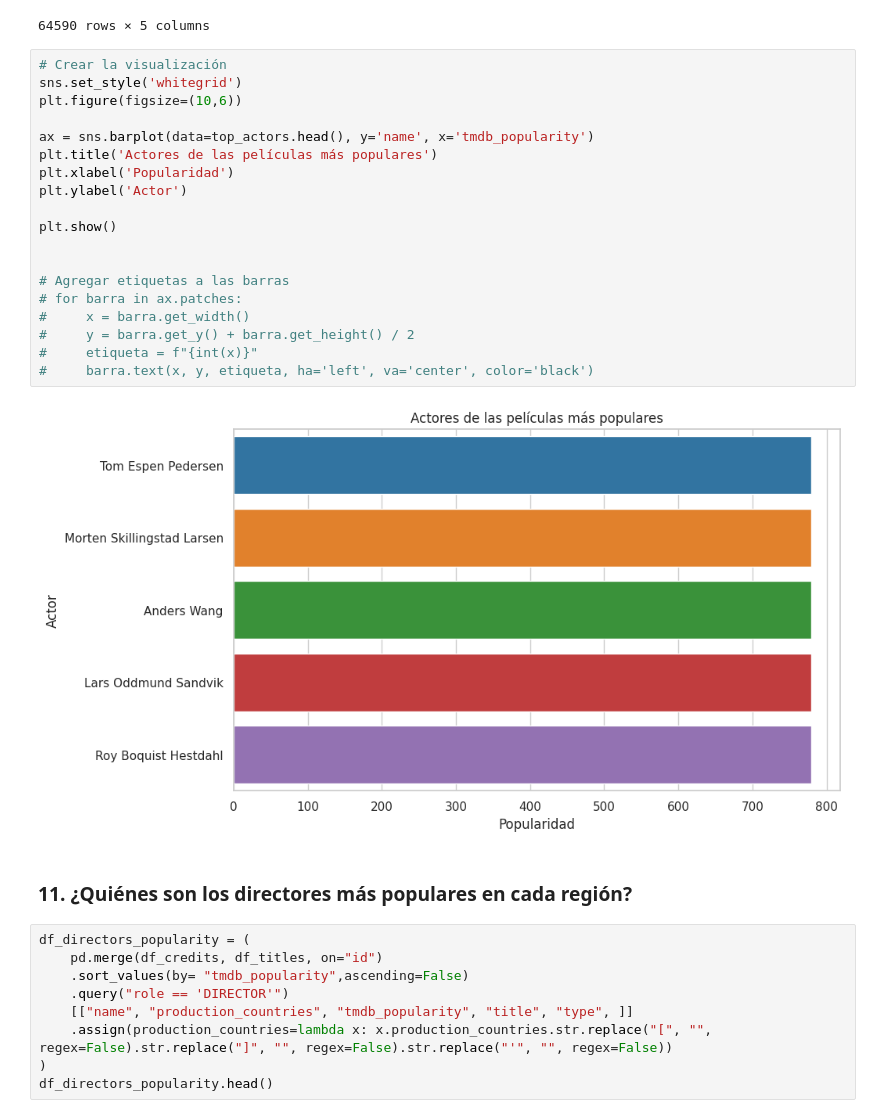
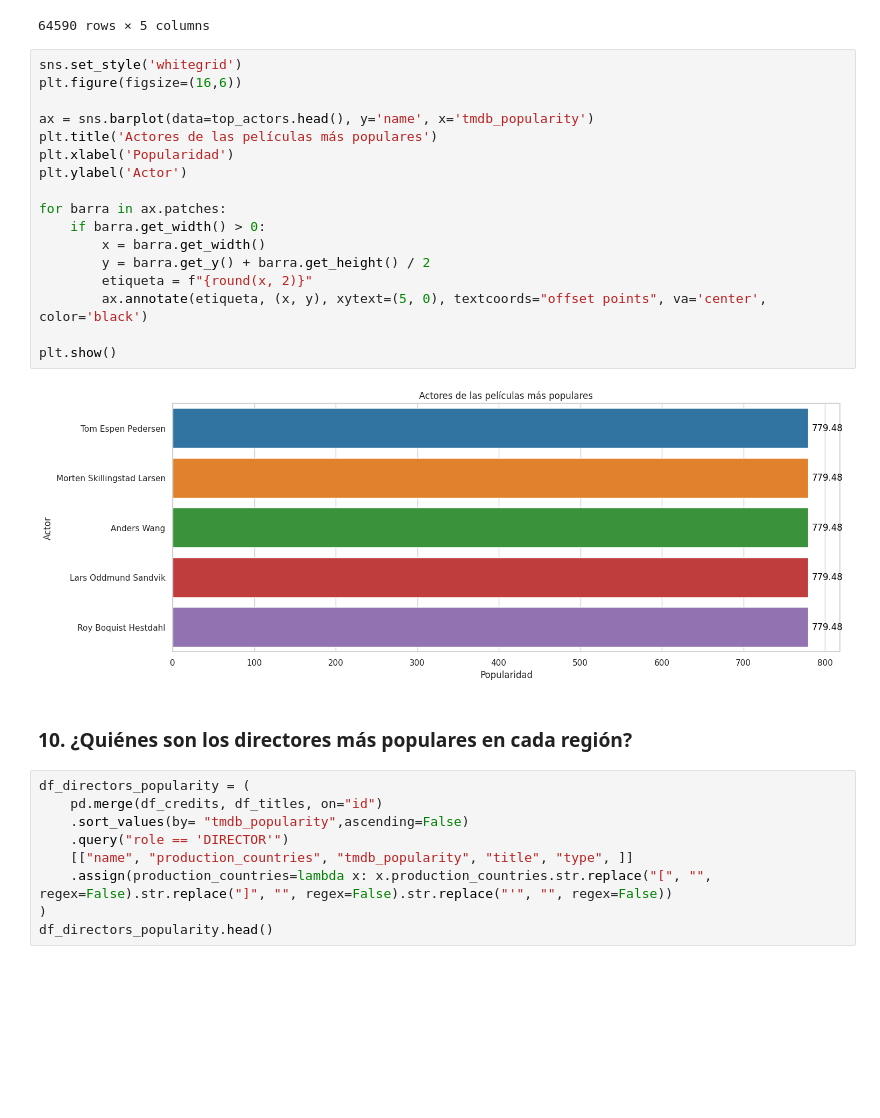
Before and after one commit to Naren-7/Netflix, a Jupyter notebook: EDA_Netflix.ipynb, the cells around one changed output. Saved outputs shown, nothing was run; the diff lists cells and outputs as text; blank space fills up the shorter version.

```diff
--- a/EDA_Netflix.ipynb
+++ b/EDA_Netflix.ipynb
@@ -774,28 +819,26 @@ top_actors
 | 58277 | The Blue Whale | MOVIE | Gamal Fouad | ACTOR | 0.000 |
 64590 rows × 5 columns
 # %%
-# Crear la visualización
 sns.set_style('whitegrid')
-plt.figure(figsize=(10,6))
+plt.figure(figsize=(16,6))
 
 ax = sns.barplot(data=top_actors.head(), y='name', x='tmdb_popularity')
 plt.title('Actores de las películas más populares')
 plt.xlabel('Popularidad')
 plt.ylabel('Actor')
 
+for barra in ax.patches:
+    if barra.get_width() > 0:
+        x = barra.get_width()
+        y = barra.get_y() + barra.get_height() / 2
+        etiqueta = f"{round(x, 2)}"
+        ax.annotate(etiqueta, (x, y), xytext=(5, 0), textcoords="offset points", va='center', color='black')
+
 plt.show()
-
-
-# Agregar etiquetas a las barras
-# for barra in ax.patches:
-#     x = barra.get_width()
-#     y = barra.get_y() + barra.get_height() / 2
-#     etiqueta = f"{int(x)}"
-#     barra.text(x, y, etiqueta, ha='left', va='center', color='black')
 # %% [output]
-[figure, old version]
+[figure, new version]
 # %% [markdown]
-### 11. ¿Quiénes son los directores más populares en cada región?
+### 10. ¿Quiénes son los directores más populares en cada región?
 # %%
 df_directors_popularity = (
     pd.merge(df_credits, df_titles, on="id")
```
Also changed, not shown: parts of 25 cells of this notebook.
